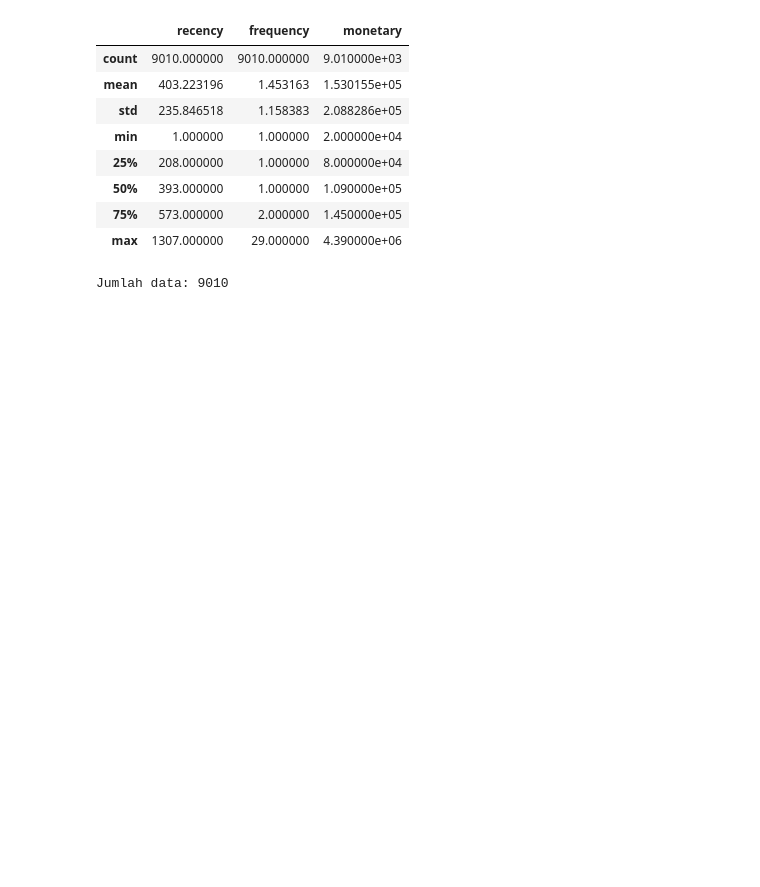
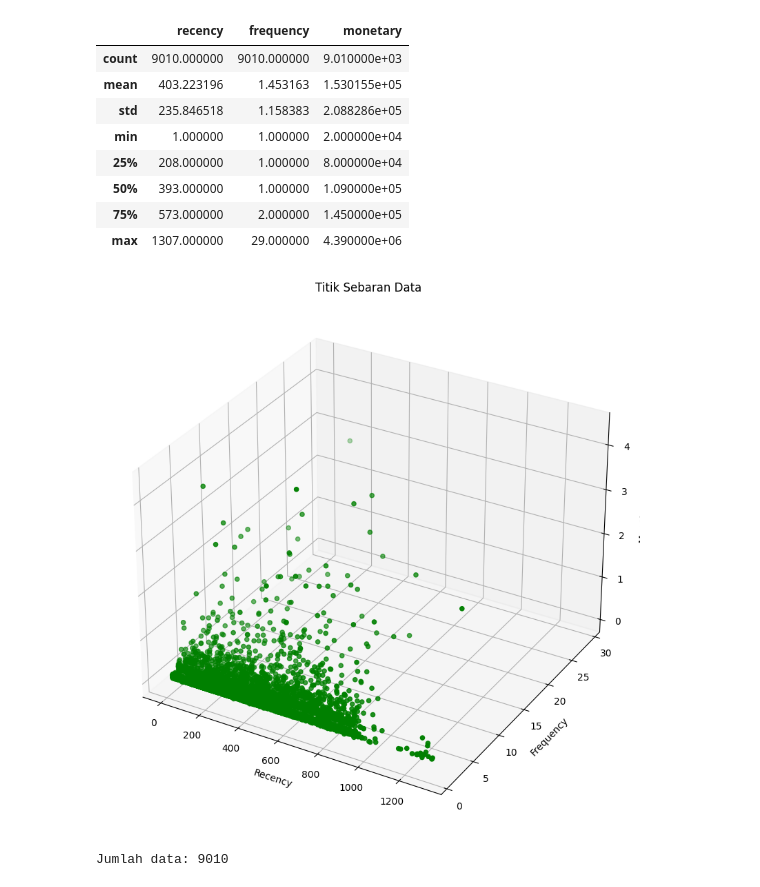
Before and after one commit to nilamaula26/Aplikasi-Login, a Jupyter notebook: RFM and K-Means.ipynb, the cells around one changed output. Saved outputs shown, nothing was run; the diff lists cells and outputs as text; code cells hidden in the pictures; blank space fills up the shorter version.

```diff
--- a/RFM and K-Means.ipynb
+++ b/RFM and K-Means.ipynb
@@ -24,24 +24,26 @@ rfm.describe()
 | 75% | 573.000000 | 2.000000 | 1.450000e+05 |
 | max | 1307.000000 | 29.000000 | 4.390000e+06 |
 # %%
-# # Membuat data acak
-# x = rfm['recency']  # Assuming 'recency' is the first column
-# y = rfm['frequency']  # Assuming 'frequency' is the second column
-# z = rfm['monetary']  # Assuming 'monetary' is the third column
+# Membuat data acak
+x = rfm['recency']  # Assuming 'recency' is the first column
+y = rfm['frequency']  # Assuming 'frequency' is the second column
+z = rfm['monetary']  # Assuming 'monetary' is the third column
 
-# # Membuat figure
-# fig = plt.figure(figsize=(15,10))
-# ax = plt.axes(projection="3d")
+# Membuat figure
+fig = plt.figure(figsize=(15,10))
+ax = plt.axes(projection="3d")
 
-# # Membuat scatter plot
-# ax.scatter3D(x, y, z, color="green")
-# ax.set_title("Titik Sebaran Data")
-# ax.set_xlabel("Recency")
-# ax.set_ylabel("Frequency")
-# ax.set_zlabel("Monetary")
-# plt.savefig("data.png", format='png')
-# # Menampilkan plot
-# plt.show()
+# Membuat scatter plot
+ax.scatter3D(x, y, z, color="green")
+ax.set_title("Titik Sebaran Data")
+ax.set_xlabel("Recency")
+ax.set_ylabel("Frequency")
+ax.set_zlabel("Monetary")
+plt.savefig("data.png", format='png')
+# Menampilkan plot
+plt.show()
+# %% [output]
+[figure, added]
 # %%
 # Standarisasi fitur
 scaler = StandardScaler()
```
Also changed, not shown: parts of 14 cells of this notebook.
